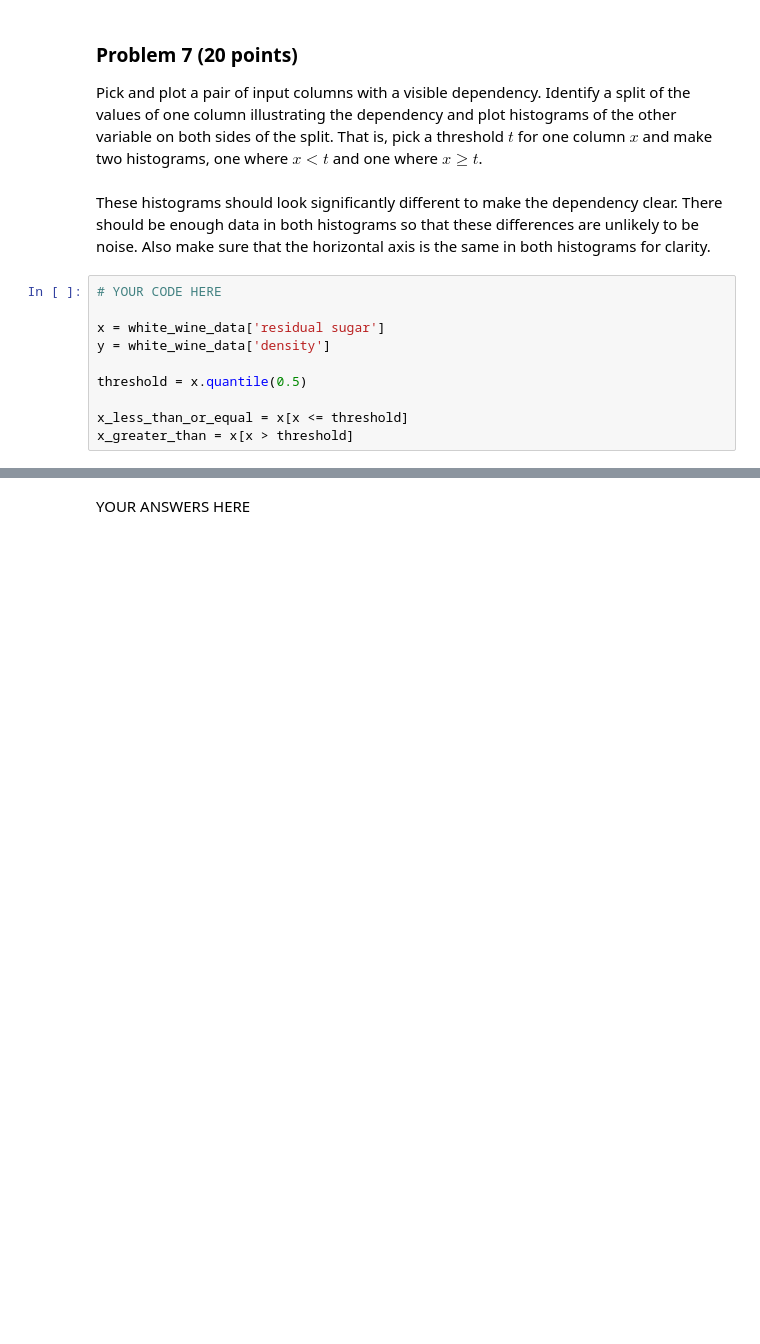
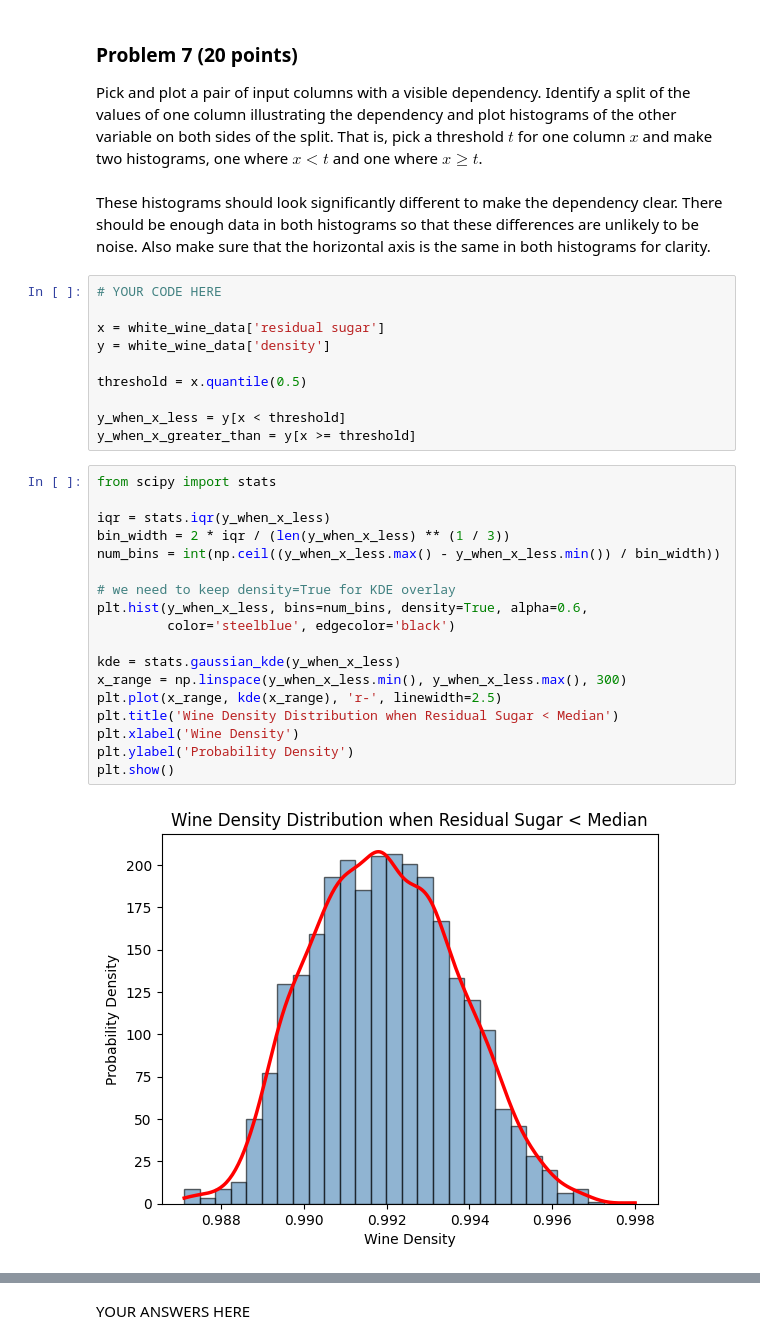
Before and after one commit to reynolkb-bu/dx601-final-project, a Jupyter notebook: project.ipynb, the cells around one changed output, grey strips where cells are left out. Cells and saved outputs as stored; diff of their text form; blank space fills up the shorter version.

```diff
--- a/project.ipynb
+++ b/project.ipynb
@@ -415,5 +415,25 @@ y = white_wine_data['density']
 
 threshold = x.quantile(0.5)
 
-x_less_than_or_equal = x[x <= threshold]
-x_greater_than = x[x > threshold]
+y_when_x_less = y[x < threshold]
+y_when_x_greater_than = y[x >= threshold]
+# %%
+from scipy import stats
+
+iqr = stats.iqr(y_when_x_less)
+bin_width = 2 * iqr / (len(y_when_x_less) ** (1 / 3))
+num_bins = int(np.ceil((y_when_x_less.max() - y_when_x_less.min()) / bin_width))
+
+# we need to keep density=True for KDE overlay
+plt.hist(y_when_x_less, bins=num_bins, density=True, alpha=0.6,
+         color='steelblue', edgecolor='black')
+
+kde = stats.gaussian_kde(y_when_x_less)
+x_range = np.linspace(y_when_x_less.min(), y_when_x_less.max(), 300)
+plt.plot(x_range, kde(x_range), 'r-', linewidth=2.5)
+plt.title('Wine Density Distribution when Residual Sugar < Median')
+plt.xlabel('Wine Density')
+plt.ylabel('Probability Density')
+plt.show()
+# %% [output]
+[figure, added]
```
Also changed, not shown: parts of 1 cell of this notebook.
